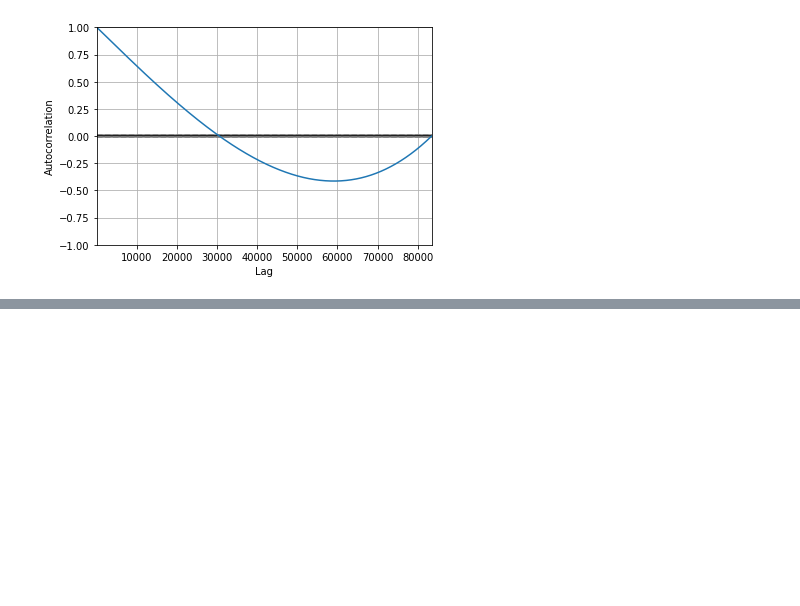
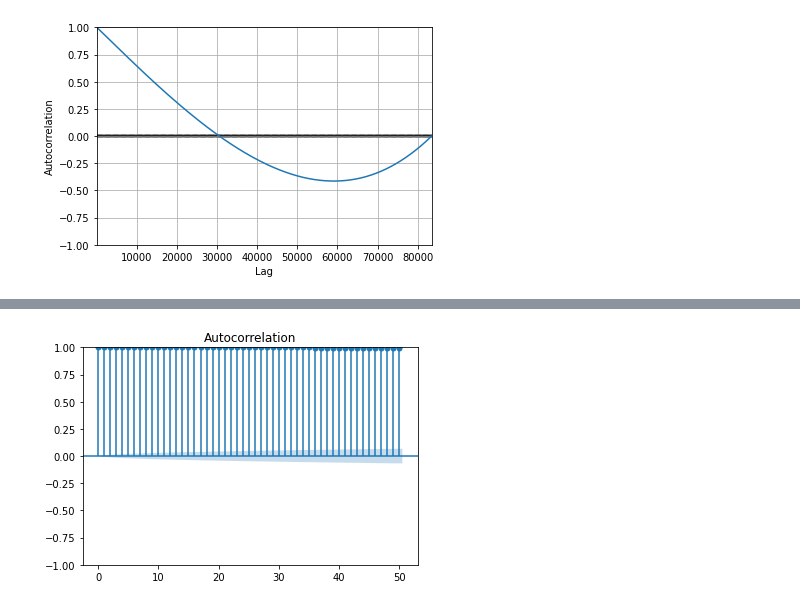
Before and after one commit to AleksandrMorozov123/Competition-on-kaggle-, a Jupyter notebook: time-series-forecasting-with-python.ipynb, the cells around one changed output, grey strips where cells are left out. Saved outputs shown, nothing was run; the diff lists cells and outputs as text; code cells hidden in the pictures; blank space fills up the shorter version.

```diff
--- a/time-series-forecasting-with-python.ipynb
+++ b/time-series-forecasting-with-python.ipynb
@@ -221,0 +237,6 @@ autocorrelation_plot (transactions ['date'])
+# %%
+# plot the acf function for transactions data set
+plot_acf (transactions ['date'])
+plt.show ()
+# %% [output]
+[figure, added]
```
Also changed, not shown: parts of 10 cells of this notebook.
